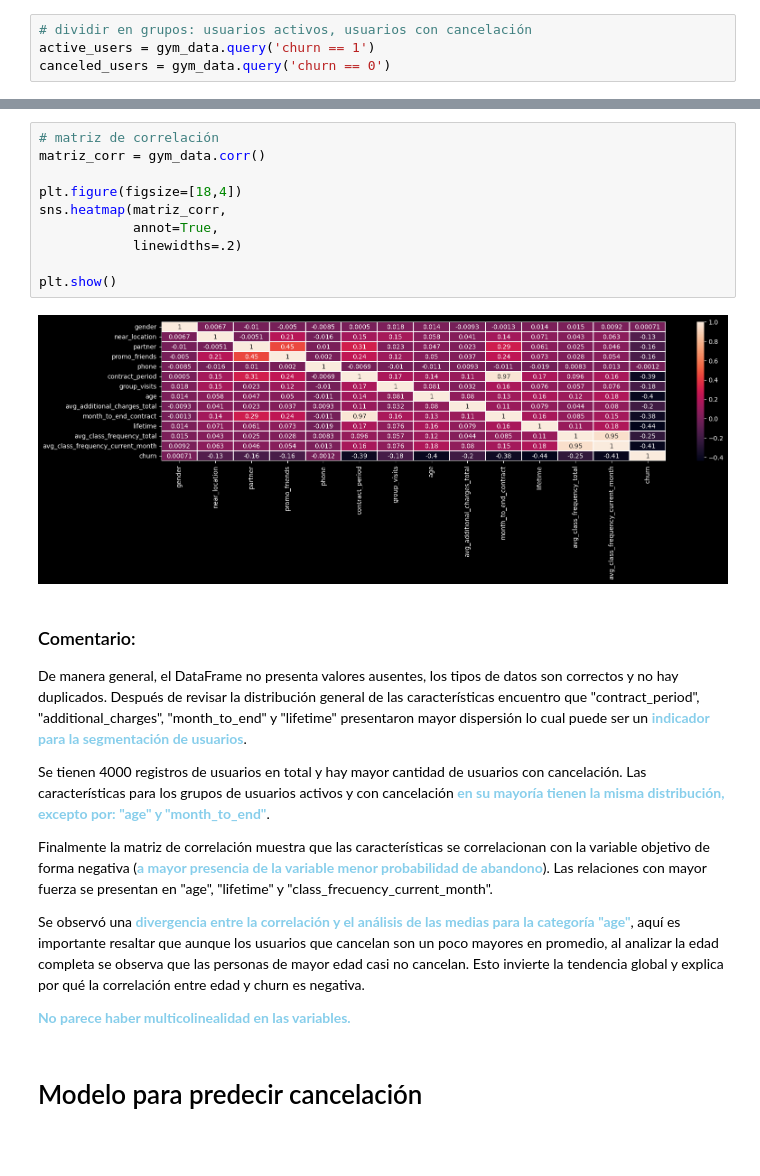
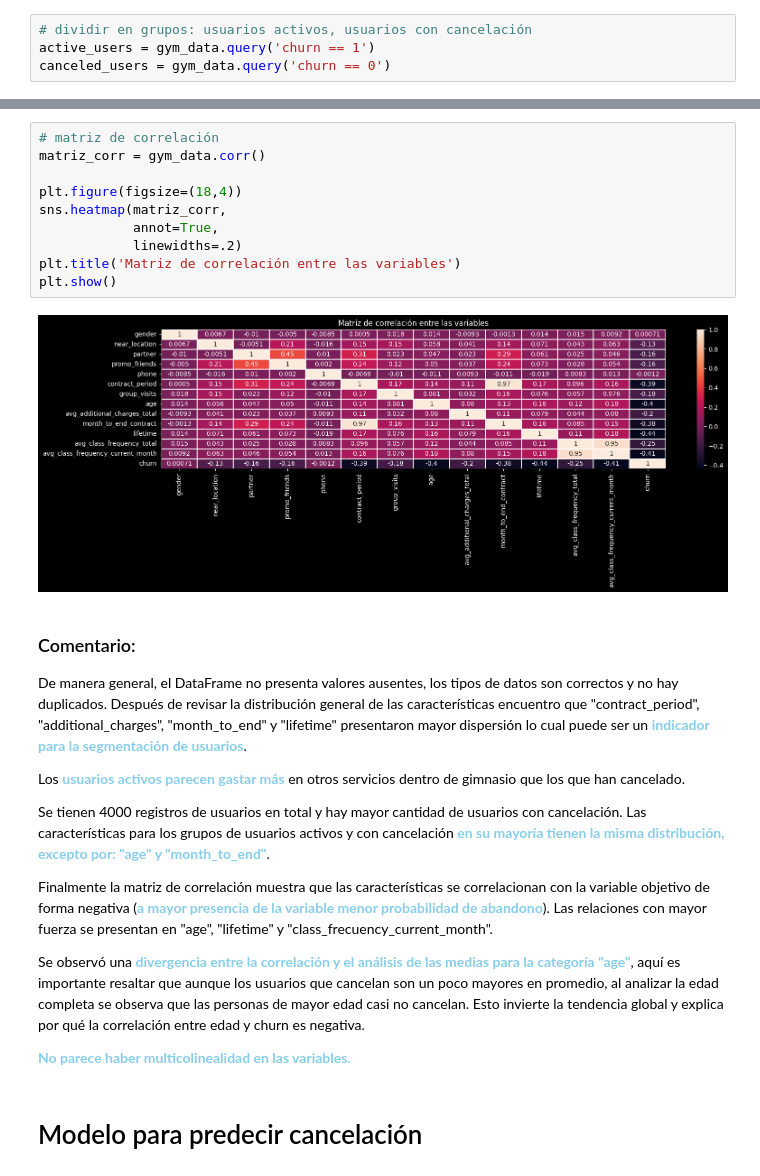
Before and after one commit to XivxnX/model_machine-learning, a Jupyter notebook: model_machine-learning.ipynb, the cells around one changed output, grey strips where cells are left out. Saved outputs shown, nothing was run; the diff lists cells and outputs as text; blank space fills up the shorter version.

```diff
--- a/model_machine-learning.ipynb
+++ b/model_machine-learning.ipynb
@@ -181,18 +167,20 @@ for character in characteristics:
 # %%
 # matriz de correlación
 matriz_corr = gym_data.corr()
 
-plt.figure(figsize=[18,4])
+plt.figure(figsize=(18,4))
 sns.heatmap(matriz_corr,
             annot=True,
             linewidths=.2)
-
+plt.title('Matriz de correlación entre las variables')
 plt.show()
 # %% [output]
-[figure, old version]
+[figure, new version]
 # %% [markdown]
 ### Comentario:
 De manera general, el DataFrame no presenta valores ausentes, los tipos de datos son correctos y no hay duplicados. Después de revisar la distribución general de las características encuentro que "contract_period", "additional_charges", "month_to_end" y "lifetime" presentaron mayor dispersión lo cual puede ser un <span style="color: skyblue;">**indicador para la segmentación de usuarios**</span>.
+
+Los <span style="color: skyblue;">**usuarios activos parecen gastar más**</span> en otros servicios dentro de gimnasio que los que han cancelado.
 
 Se tienen 4000 registros de usuarios en total y hay mayor cantidad de usuarios con cancelación. Las características para los grupos de usuarios activos y con cancelación <span style="color: skyblue;">**en su mayoría tienen la misma distribución, excepto por: "age" y "month_to_end"**</span>.
 
```
Also changed, not shown: parts of 11 cells of this notebook.
